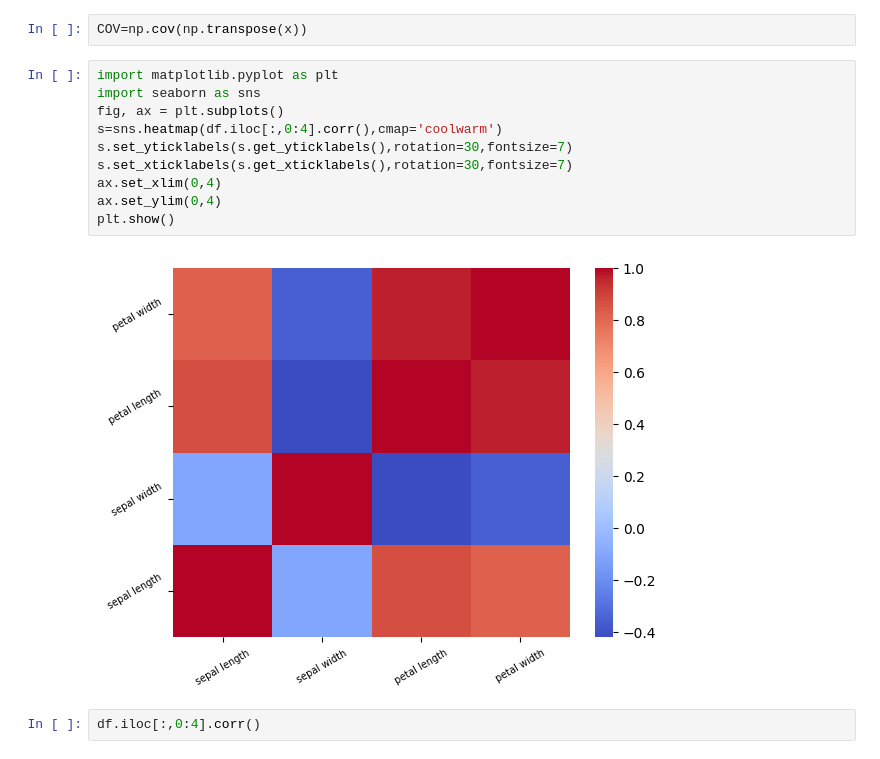
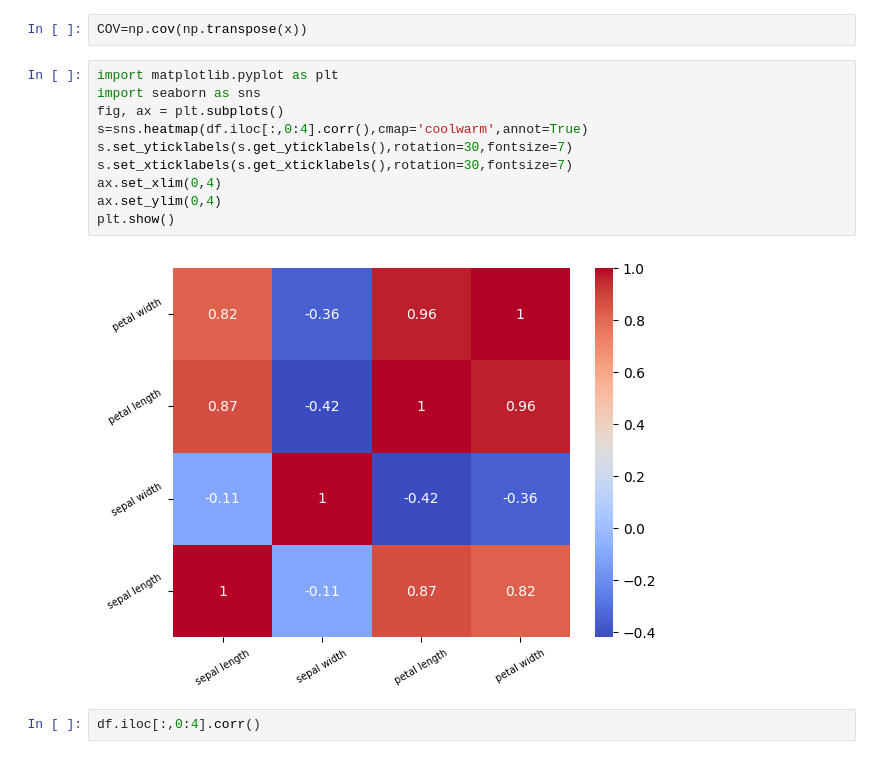
Before and after one commit to jazaineam1/Diplomado_ucentral_ME, a Jupyter notebook: Cuadernos/ACP_Intro.ipynb, the cells around one changed output. Saved outputs shown, nothing was run; the diff lists cells and outputs as text.

```diff
--- a/Cuadernos/ACP_Intro.ipynb
+++ b/Cuadernos/ACP_Intro.ipynb
@@ -310,15 +310,15 @@ COV=np.cov(np.transpose(x))
 # %%
 import matplotlib.pyplot as plt
 import seaborn as sns
 fig, ax = plt.subplots()
-s=sns.heatmap(df.iloc[:,0:4].corr(),cmap='coolwarm')
+s=sns.heatmap(df.iloc[:,0:4].corr(),cmap='coolwarm',annot=True)
 s.set_yticklabels(s.get_yticklabels(),rotation=30,fontsize=7)
 s.set_xticklabels(s.get_xticklabels(),rotation=30,fontsize=7)
 ax.set_xlim(0,4)
 ax.set_ylim(0,4)
 plt.show()
 # %% [output]
-[figure, old version]
+[figure, new version]
 # %%
 df.iloc[:,0:4].corr()
 # %% [output]
```
Also changed, not shown: parts of 5 cells of this notebook.
